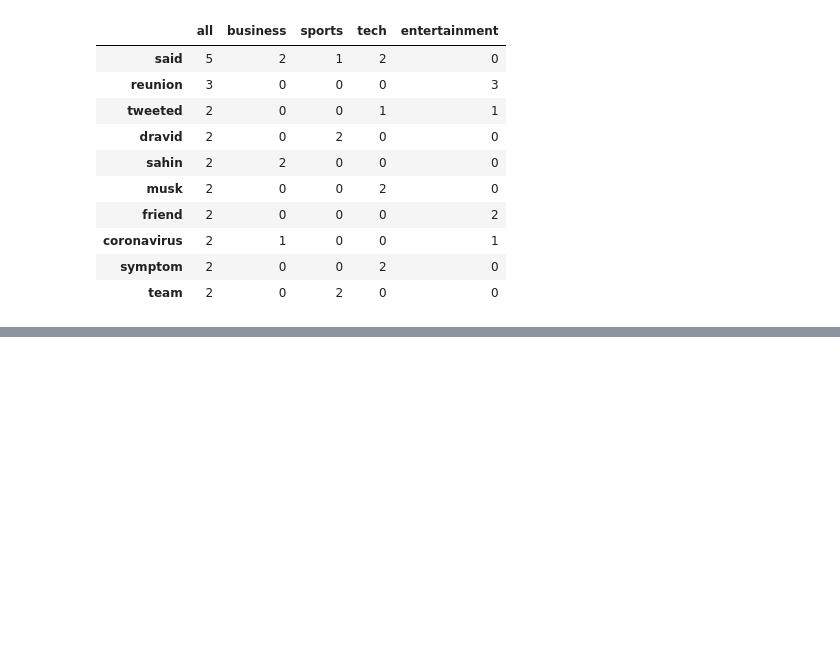
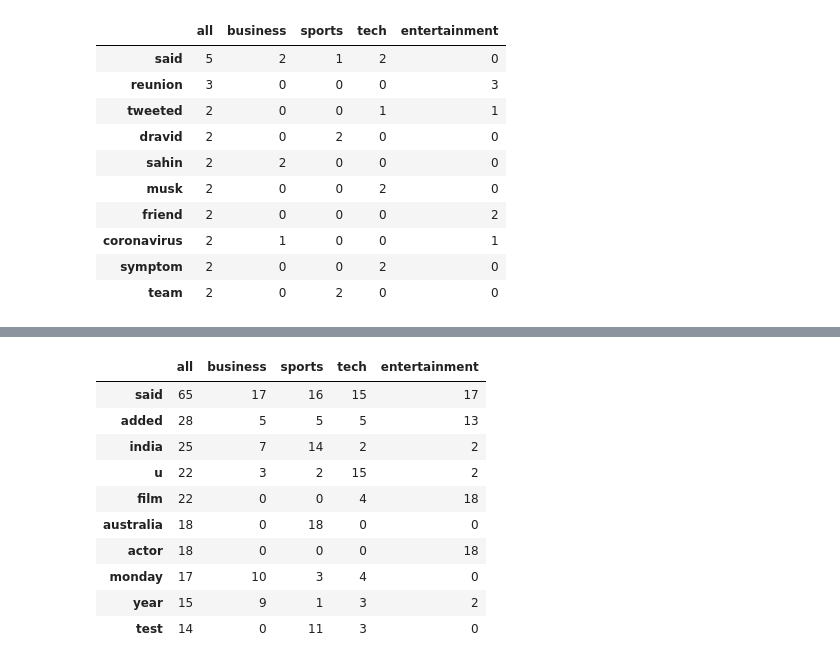
Before and after one commit to matt-c-knight/natural-language-processing-exercises, a Jupyter notebook: explore.ipynb, the cells around one changed output, grey strips where cells are left out. Drawn from its saved outputs; the diff is of its cells as text; code cells hidden in the pictures; blank space fills up the shorter version.

```diff
--- a/explore.ipynb
+++ b/explore.ipynb
@@ -793,0 +915,14 @@ word_counts.sort_values(by='all', ascending=False).head(10)
+# %%
+word_counts.sort_values(by='all', ascending=False).head(10)
+# %% [output]
+|  | all | business | sports | tech | entertainment |
+| said | 65 | 17 | 16 | 15 | 17 |
+| added | 28 | 5 | 5 | 5 | 13 |
+| india | 25 | 7 | 14 | 2 | 2 |
+| u | 22 | 3 | 2 | 15 | 2 |
+| film | 22 | 0 | 0 | 4 | 18 |
+| australia | 18 | 0 | 18 | 0 | 0 |
+| actor | 18 | 0 | 0 | 0 | 18 |
+| monday | 17 | 10 | 3 | 4 | 0 |
+| year | 15 | 9 | 1 | 3 | 2 |
+| test | 14 | 0 | 11 | 3 | 0 |
```
Also changed, not shown: parts of 12 cells of this notebook.
